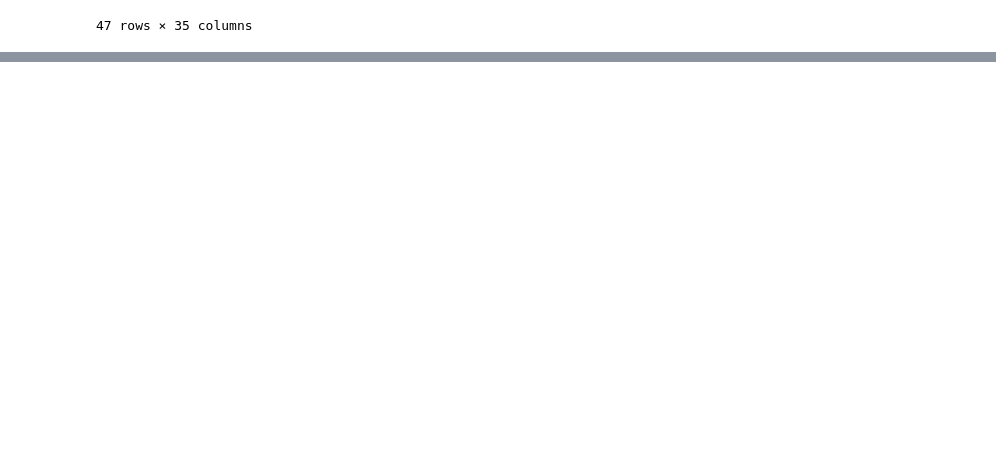
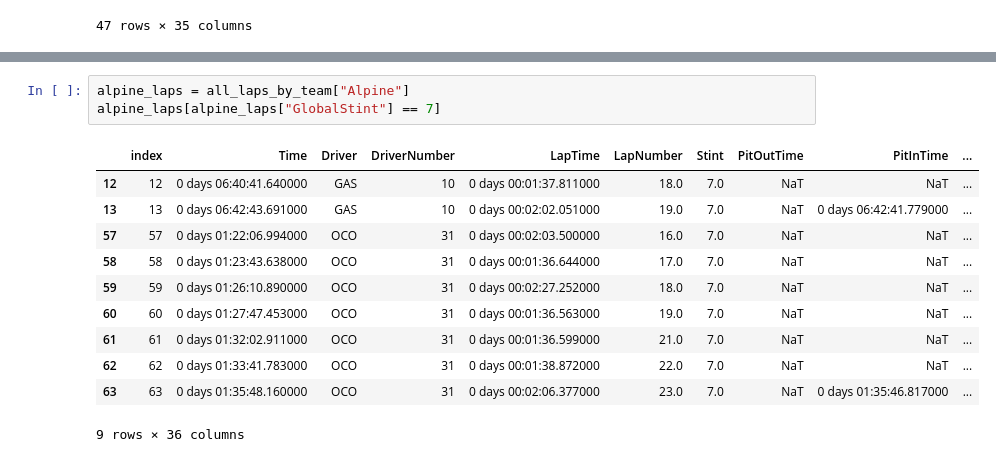
Before and after one commit to AreaXimus1/f1-data, a Jupyter notebook: Other/testing.ipynb, the cells around one changed output, grey strips where cells are left out. Drawn from its saved outputs; the diff is of its cells as text; blank space fills up the shorter version.

```diff
--- a/Other/testing.ipynb
+++ b/Other/testing.ipynb
@@ -801,0 +969,15 @@ all_laps_by_team["McLaren"].tail()
+# %%
+alpine_laps = all_laps_by_team["Alpine"]
+alpine_laps[alpine_laps["GlobalStint"] == 7]
+# %% [output]
+|  | index | Time | Driver | DriverNumber | LapTime | LapNumber | Stint | PitOutTime | PitInTime | ... |
+| 12 | 12 | 0 days 06:40:41.640000 | GAS | 10 | 0 days 00:01:37.811000 | 18.0 | 7.0 | NaT | NaT | ... |
+| 13 | 13 | 0 days 06:42:43.691000 | GAS | 10 | 0 days 00:02:02.051000 | 19.0 | 7.0 | NaT | 0 days 06:42:41.779000 | ... |
+| 57 | 57 | 0 days 01:22:06.994000 | OCO | 31 | 0 days 00:02:03.500000 | 16.0 | 7.0 | NaT | NaT | ... |
+| 58 | 58 | 0 days 01:23:43.638000 | OCO | 31 | 0 days 00:01:36.644000 | 17.0 | 7.0 | NaT | NaT | ... |
+| 59 | 59 | 0 days 01:26:10.890000 | OCO | 31 | 0 days 00:02:27.252000 | 18.0 | 7.0 | NaT | NaT | ... |
+| 60 | 60 | 0 days 01:27:47.453000 | OCO | 31 | 0 days 00:01:36.563000 | 19.0 | 7.0 | NaT | NaT | ... |
+| 61 | 61 | 0 days 01:32:02.911000 | OCO | 31 | 0 days 00:01:36.599000 | 21.0 | 7.0 | NaT | NaT | ... |
+| 62 | 62 | 0 days 01:33:41.783000 | OCO | 31 | 0 days 00:01:38.872000 | 22.0 | 7.0 | NaT | NaT | ... |
+| 63 | 63 | 0 days 01:35:48.160000 | OCO | 31 | 0 days 00:02:06.377000 | 23.0 | 7.0 | NaT | 0 days 01:35:46.817000 | ... |
+9 rows × 36 columns
```
Also changed, not shown: parts of 9 cells of this notebook, 17 other files.
